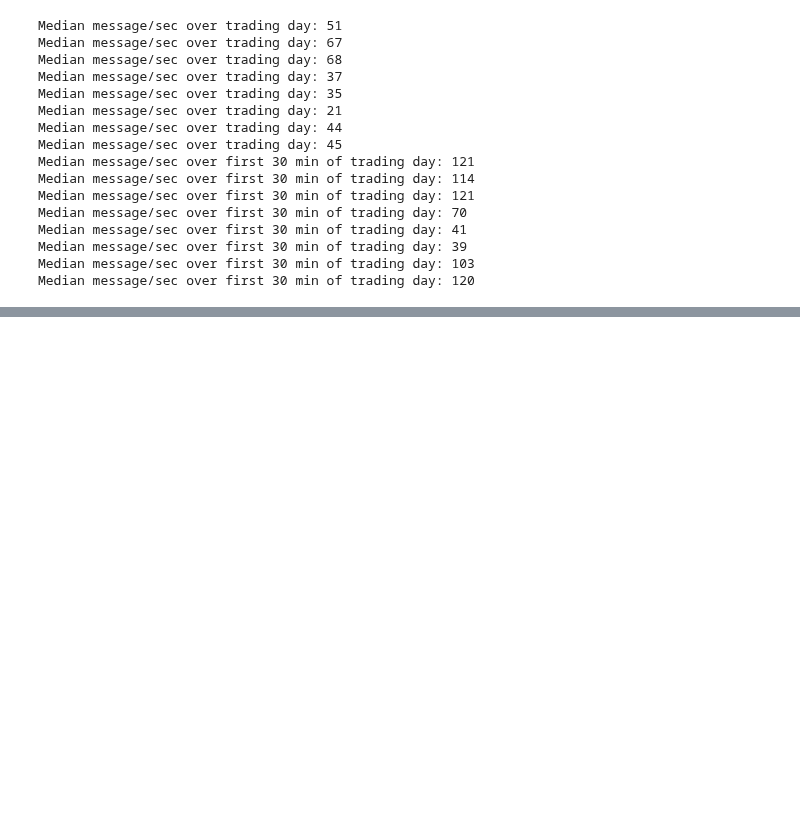
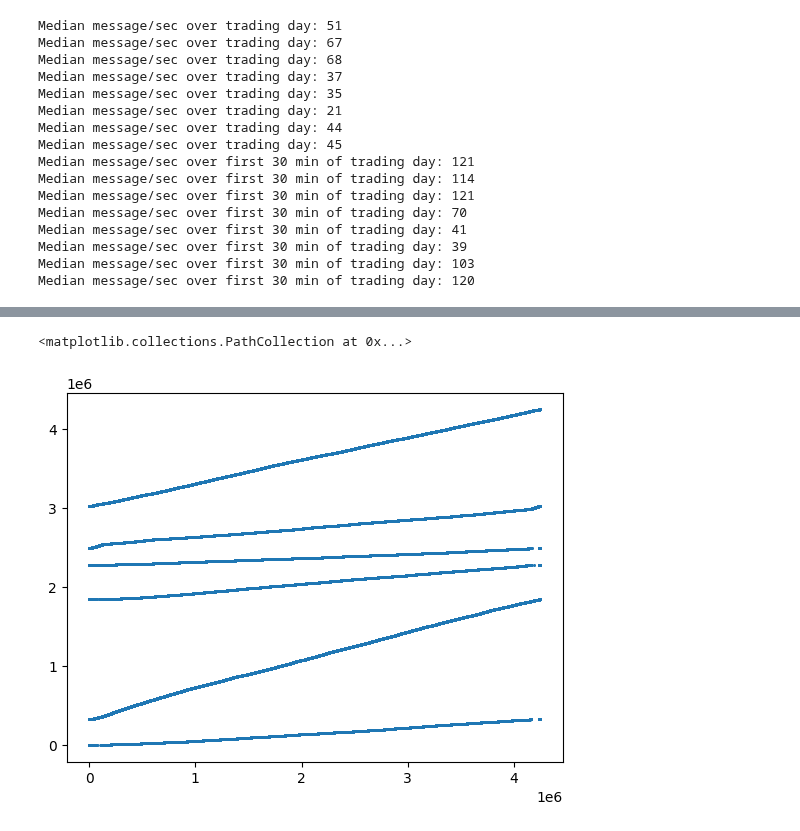
Before and after one commit to kingofguan/MarketGPT, a Jupyter notebook: notebooks/MarketSimT.ipynb, the cells around one changed output, grey strips where cells are left out. Cells and saved outputs as stored; diff of their text form; code cells hidden in the pictures; blank space fills up the shorter version.

Commit message:
add multi-asset data processing

```diff
--- a/notebooks/MarketSimT.ipynb
+++ b/notebooks/MarketSimT.ipynb
@@ -1634,0 +1667,19 @@ Median message/sec over first 30 min of trading day: 120
+# %%
+load_path = '/media/hdd/data/ITCH/'
+msg_load_path = load_path + 'messages/'
+book_load_path = load_path + 'book/'
+dates = []
+assets = []
+
+# append the list of available dates from the data directory
+for f in os.listdir(msg_load_path):
+    print(f)
+    dates.append(f)
+
+msg_date_load_path = os.path.join(msg_load_path, dates[0])
+book_date_load_path = os.path.join(book_load_path, dates[0])
+
+# append the list of available assets (tickers) from the dates directory
+for f in os.listdir(msg_date_load_path):
+    print(f)
+    assets.append(f)
@@ -1634,0 +1766,6 @@ Median message/sec over first 30 min of trading day: 120
+# %%
+assets_df = (pd.concat(itch_messages, axis=0)).reset_index(drop=True)
+# reset index
+# assets_df = assets_df.reset_index(drop=True)
+
+assets_df
@@ -1634,0 +1800,5 @@ Median message/sec over first 30 min of trading day: 120
+# %%
+# sort the df by time
+# assets_df = assets_df.sort_values(by=['time'])
+assets_df = assets_df.sort_values(by=['time'], kind='mergesort')
+assets_df
@@ -1634,0 +1819,10 @@ Median message/sec over first 30 min of trading day: 120
+# %%
+# make an array of the index values
+idx_vals = assets_df.index.values
+idx_vals
+
+# plot a scatter plot of the index values, with the range as the x-axis and value as the y-axis
+plt.scatter(range(len(idx_vals)), idx_vals, s=1)
+# %% [output]
+<matplotlib.collections.PathCollection at 0x...>
+[figure, added]
```
Also changed, not shown: parts of 20 cells of this notebook, 2 other files.
